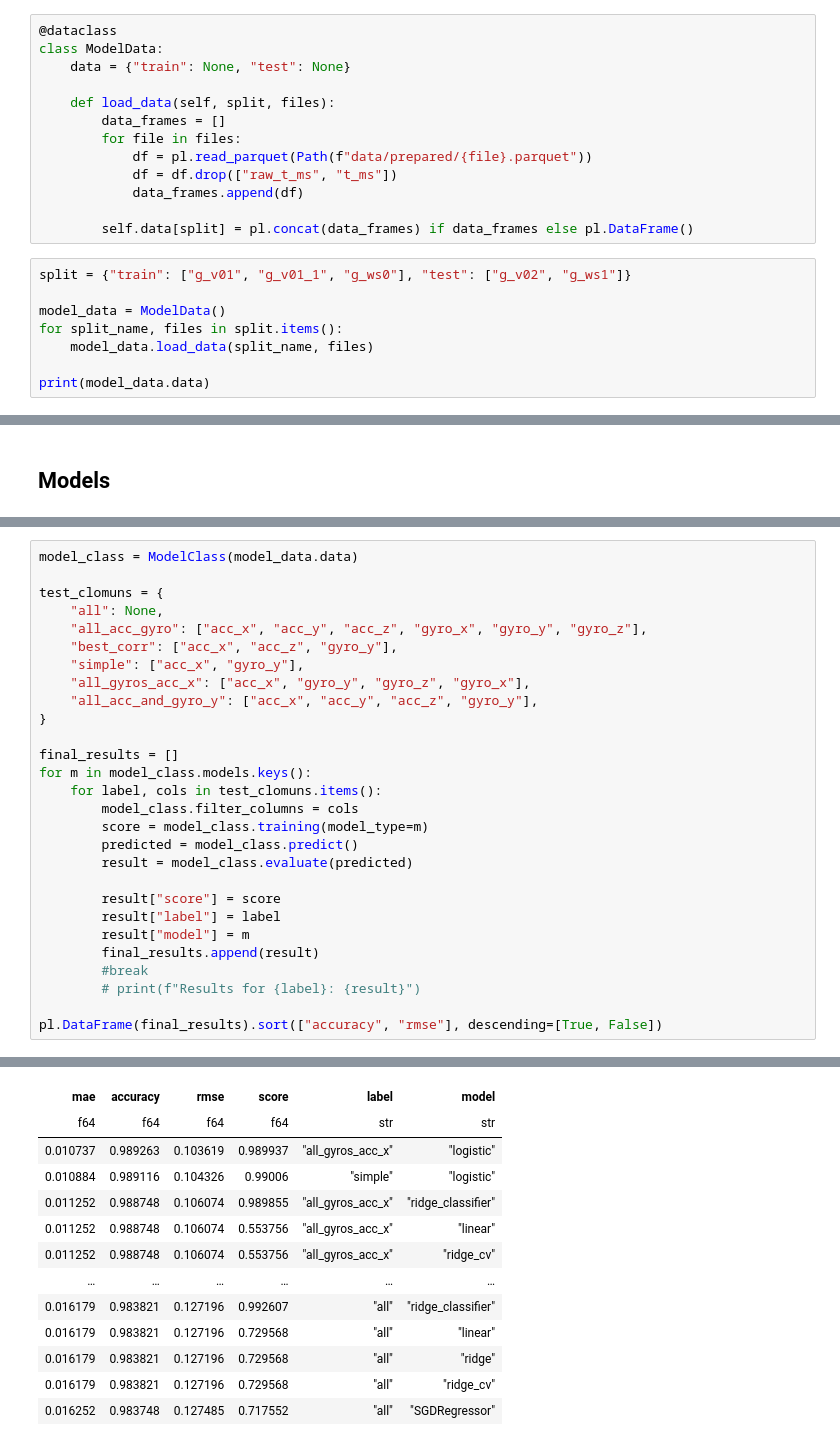
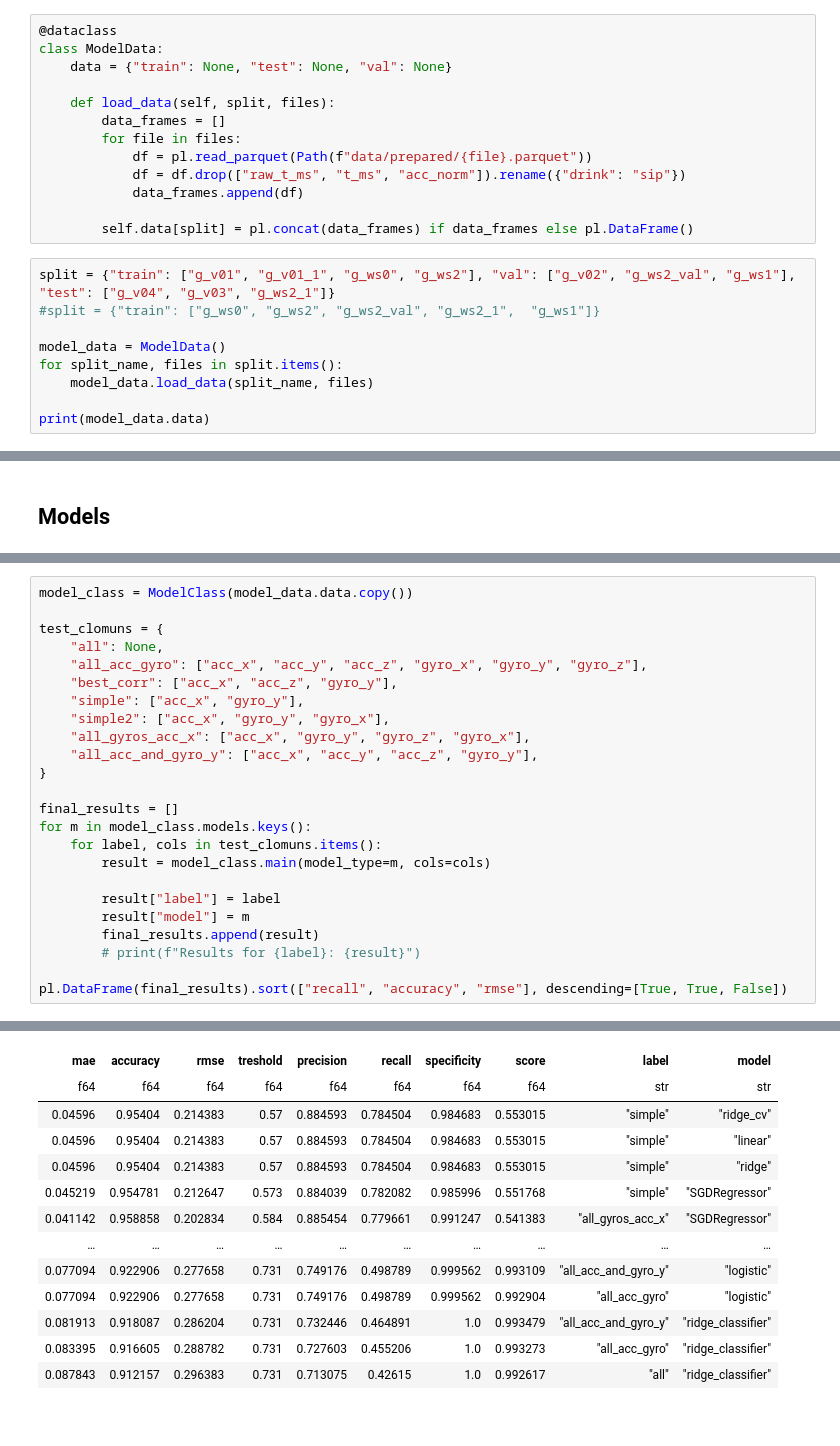
Before and after one commit to Rafael-Cirino/arduino_smart_bottle, a Jupyter notebook: model/model_train.ipynb, the cells around one changed output, grey strips where cells are left out. Drawn from its saved outputs; the diff is of its cells as text.

```diff
--- a/model/model_train.ipynb
+++ b/model/model_train.ipynb
@@ -7,18 +9,19 @@ from dataclasses import dataclass
 # %%
 @dataclass
 class ModelData:
-    data = {"train": None, "test": None}
+    data = {"train": None, "test": None, "val": None}
 
     def load_data(self, split, files):
         data_frames = []
         for file in files:
             df = pl.read_parquet(Path(f"data/prepared/{file}.parquet"))
-            df = df.drop(["raw_t_ms", "t_ms"])
+            df = df.drop(["raw_t_ms", "t_ms", "acc_norm"]).rename({"drink": "sip"})
             data_frames.append(df)
 
         self.data[split] = pl.concat(data_frames) if data_frames else pl.DataFrame()
 # %%
-split = {"train": ["g_v01", "g_v01_1", "g_ws0"], "test": ["g_v02", "g_ws1"]}
+split = {"train": ["g_v01", "g_v01_1", "g_ws0", "g_ws2"], "val": ["g_v02", "g_ws2_val", "g_ws1"], "test": ["g_v04", "g_v03", "g_ws2_1"]}
+#split = {"train": ["g_ws0", "g_ws2", "g_ws2_val", "g_ws2_1",  "g_ws1"]}
 
 model_data = ModelData()
 for split_name, files in split.items():
@@ -143,11 +193,12 @@ class ModelClass:
 # %%
-model_class = ModelClass(model_data.data)
+model_class = ModelClass(model_data.data.copy())
 
 test_clomuns = {
     "all": None,
     "all_acc_gyro": ["acc_x", "acc_y", "acc_z", "gyro_x", "gyro_y", "gyro_z"],
     "best_corr": ["acc_x", "acc_z", "gyro_y"],
     "simple": ["acc_x", "gyro_y"],
+    "simple2": ["acc_x", "gyro_y", "gyro_x"],
     "all_gyros_acc_x": ["acc_x", "gyro_y", "gyro_z", "gyro_x"],
     "all_acc_and_gyro_y": ["acc_x", "acc_y", "acc_z", "gyro_y"],
 }
@@ -155,17 +206,12 @@ test_clomuns = {
 final_results = []
 for m in model_class.models.keys():
     for label, cols in test_clomuns.items():
-        model_class.filter_columns = cols
-        score = model_class.training(model_type=m)
-        predicted = model_class.predict()
-        result = model_class.evaluate(predicted)
+        result = model_class.main(model_type=m, cols=cols)
 
-        result["score"] = score
         result["label"] = label
         result["model"] = m
         final_results.append(result)
-        #break
         # print(f"Results for {label}: {result}")
 
-pl.DataFrame(final_results).sort(["accuracy", "rmse"], descending=[True, False])
+pl.DataFrame(final_results).sort(["recall", "accuracy", "rmse"], descending=[True, True, False])
 # %% [output]
@@ -173,13 +219,13 @@ shape: (36, 6)
-| mae | accuracy | rmse | score | label | model |
-| f64 | f64 | f64 | f64 | str | str |
-| 0.010737 | 0.989263 | 0.103619 | 0.989937 | "all_gyros_acc_x" | "logistic" |
-| 0.010884 | 0.989116 | 0.104326 | 0.99006 | "simple" | "logistic" |
-| 0.011252 | 0.988748 | 0.106074 | 0.989855 | "all_gyros_acc_x" | "ridge_classifier" |
-| 0.011252 | 0.988748 | 0.106074 | 0.553756 | "all_gyros_acc_x" | "linear" |
-| 0.011252 | 0.988748 | 0.106074 | 0.553756 | "all_gyros_acc_x" | "ridge_cv" |
-| … | … | … | … | … | … |
-| 0.016179 | 0.983821 | 0.127196 | 0.992607 | "all" | "ridge_classifier" |
-| 0.016179 | 0.983821 | 0.127196 | 0.729568 | "all" | "linear" |
-| 0.016179 | 0.983821 | 0.127196 | 0.729568 | "all" | "ridge" |
-| 0.016179 | 0.983821 | 0.127196 | 0.729568 | "all" | "ridge_cv" |
-| 0.016252 | 0.983748 | 0.127485 | 0.717552 | "all" | "SGDRegressor" |
+| mae | accuracy | rmse | treshold | precision | recall | specificity | score | label | model |
+| f64 | f64 | f64 | f64 | f64 | f64 | f64 | f64 | str | str |
+| 0.04596 | 0.95404 | 0.214383 | 0.57 | 0.884593 | 0.784504 | 0.984683 | 0.553015 | "simple" | "ridge_cv" |
+| 0.04596 | 0.95404 | 0.214383 | 0.57 | 0.884593 | 0.784504 | 0.984683 | 0.553015 | "simple" | "linear" |
+| 0.04596 | 0.95404 | 0.214383 | 0.57 | 0.884593 | 0.784504 | 0.984683 | 0.553015 | "simple" | "ridge" |
+| 0.045219 | 0.954781 | 0.212647 | 0.573 | 0.884039 | 0.782082 | 0.985996 | 0.551768 | "simple" | "SGDRegressor" |
+| 0.041142 | 0.958858 | 0.202834 | 0.584 | 0.885454 | 0.779661 | 0.991247 | 0.541383 | "all_gyros_acc_x" | "SGDRegressor" |
+| … | … | … | … | … | … | … | … | … | … |
+| 0.077094 | 0.922906 | 0.277658 | 0.731 | 0.749176 | 0.498789 | 0.999562 | 0.993109 | "all_acc_and_gyro_y" | "logistic" |
+| 0.077094 | 0.922906 | 0.277658 | 0.731 | 0.749176 | 0.498789 | 0.999562 | 0.992904 | "all_acc_gyro" | "logistic" |
+| 0.081913 | 0.918087 | 0.286204 | 0.731 | 0.732446 | 0.464891 | 1.0 | 0.993479 | "all_acc_and_gyro_y" | "ridge_classifier" |
+| 0.083395 | 0.916605 | 0.288782 | 0.731 | 0.727603 | 0.455206 | 1.0 | 0.993273 | "all_acc_gyro" | "ridge_classifier" |
+| 0.087843 | 0.912157 | 0.296383 | 0.731 | 0.713075 | 0.42615 | 1.0 | 0.992617 | "all" | "ridge_classifier" |
```
Also changed, not shown: parts of 12 cells of this notebook, 13 other files.
